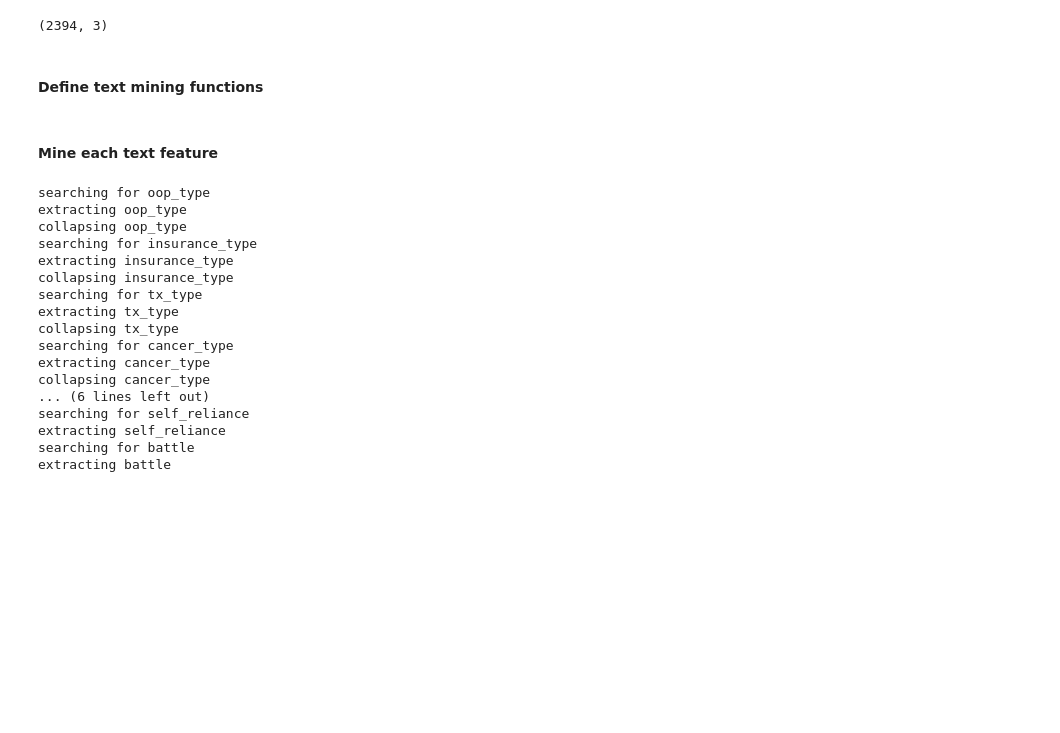
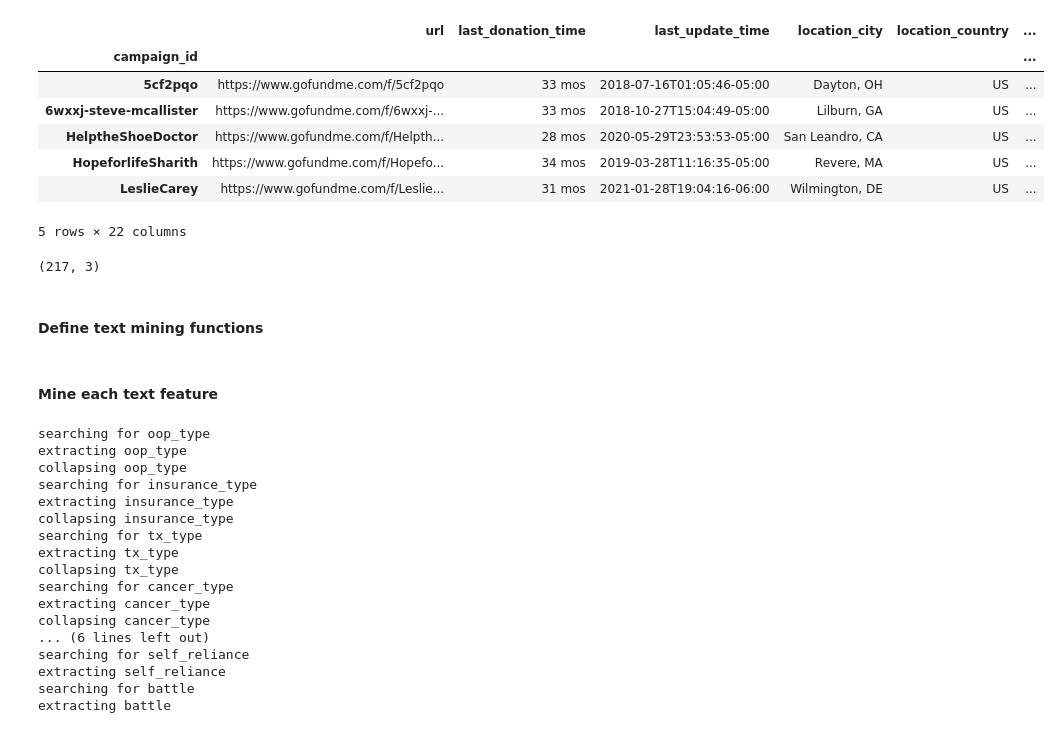
Before and after one commit to silverer/cancer-crowdfunding-explorer, a Jupyter notebook: notebooks/Assign location FIPs and text indicators.ipynb, the cells around one changed output. Cells and saved outputs as stored; diff of their text form; code cells hidden in the pictures; blank space fills up the shorter version.

```diff
--- a/notebooks/Assign location FIPs and text indicators.ipynb
+++ b/notebooks/Assign location FIPs and text indicators.ipynb
@@ -23,4 +25,14 @@ unique_locations.head()
 # %%
 df = pd.read_csv(data_io.input_cleaned/'gfm'/'US_cancer_campaigns_2018_2021.csv',index_col=[0],
                  sep='|',encoding='utf-8')
+df.head()
+# %% [output]
+|  | url | last_donation_time | last_update_time | location_city | location_country | ... |
+| campaign_id |  |  |  |  |  | ... |
+| 5cf2pqo | https://www.gofundme.com/f/5cf2pqo | 33 mos | 2018-07-16T01:05:46-05:00 | Dayton, OH | US | ... |
+| 6wxxj-steve-mcallister | https://www.gofundme.com/f/6wxxj-... | 33 mos | 2018-10-27T15:04:49-05:00 | Lilburn, GA | US | ... |
+| HelptheShoeDoctor | https://www.gofundme.com/f/Helpth... | 28 mos | 2020-05-29T23:53:53-05:00 | San Leandro, CA | US | ... |
+| HopeforlifeSharith | https://www.gofundme.com/f/Hopefo... | 34 mos | 2019-03-28T11:16:35-05:00 | Revere, MA | US | ... |
+| LeslieCarey | https://www.gofundme.com/f/Leslie... | 31 mos | 2021-01-28T19:04:16-06:00 | Wilmington, DE | US | ... |
+5 rows × 22 columns
 # %%
@@ -45,7 +56,7 @@ df['location_state_county_fip'] = cleaned_location_city.map(long_fips_dict)
 unique_locs_to_scrape = df.loc[df.location_state_county_fip.isna(),
                                ['location_city','location_city_only','location_stateprefix']].drop_duplicates()
 print(unique_locs_to_scrape.shape)
-unique_locs_to_scrape.to_csv(data_io.input_cleaned/'geolocations'/'unique_locations_to_scrape.csv')
+unique_locs_to_scrape.to_csv(data_io.input_cleaned/'geolocations'/'unique_locations_to_scrape_again.csv')
 # %% [output]
-(2394, 3)
+(217, 3)
 # %%
```
Also changed, not shown: parts of 10 cells of this notebook, 11 other files.
